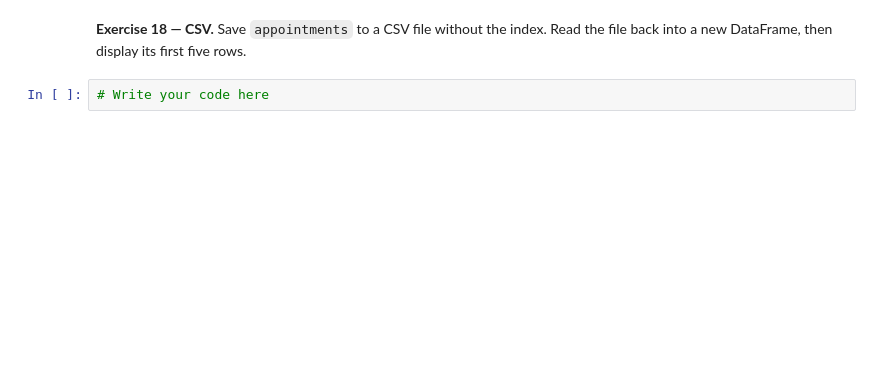
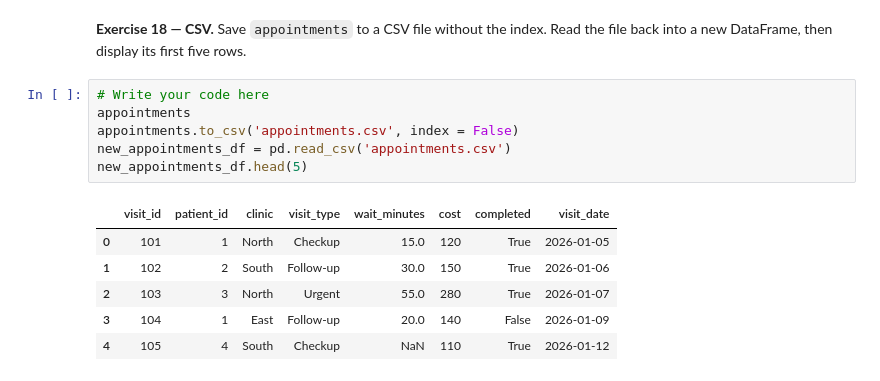
Before and after one commit to olubunmii/CPSC-4800, a Jupyter notebook: Pandas_Fundamentals_Student_Practice.ipynb, the cells around one changed output. Drawn from its saved outputs; the diff is of its cells as text; blank space fills up the shorter version.

```diff
--- a/Pandas_Fundamentals_Student_Practice.ipynb
+++ b/Pandas_Fundamentals_Student_Practice.ipynb
@@ -253,3 +329,14 @@ visit_date[['visit_date', 'day_of_the_week', 'name_of_day_of_the_week']]
 **Exercise 18 — CSV.** Save `appointments` to a CSV file without the index. Read the file back into a new DataFrame, then display its first five rows.
 # %%
 # Write your code here
+appointments
+appointments.to_csv('appointments.csv', index = False)
+new_appointments_df = pd.read_csv('appointments.csv')
+new_appointments_df.head(5)
+# %% [output]
+|  | visit_id | patient_id | clinic | visit_type | wait_minutes | cost | completed | visit_date |
+| 0 | 101 | 1 | North | Checkup | 15.0 | 120 | True | 2026-01-05 |
+| 1 | 102 | 2 | South | Follow-up | 30.0 | 150 | True | 2026-01-06 |
+| 2 | 103 | 3 | North | Urgent | 55.0 | 280 | True | 2026-01-07 |
+| 3 | 104 | 1 | East | Follow-up | 20.0 | 140 | False | 2026-01-09 |
+| 4 | 105 | 4 | South | Checkup | NaN | 110 | True | 2026-01-12 |
```
Also changed, not shown: parts of 16 cells of this notebook, 3 other files.
